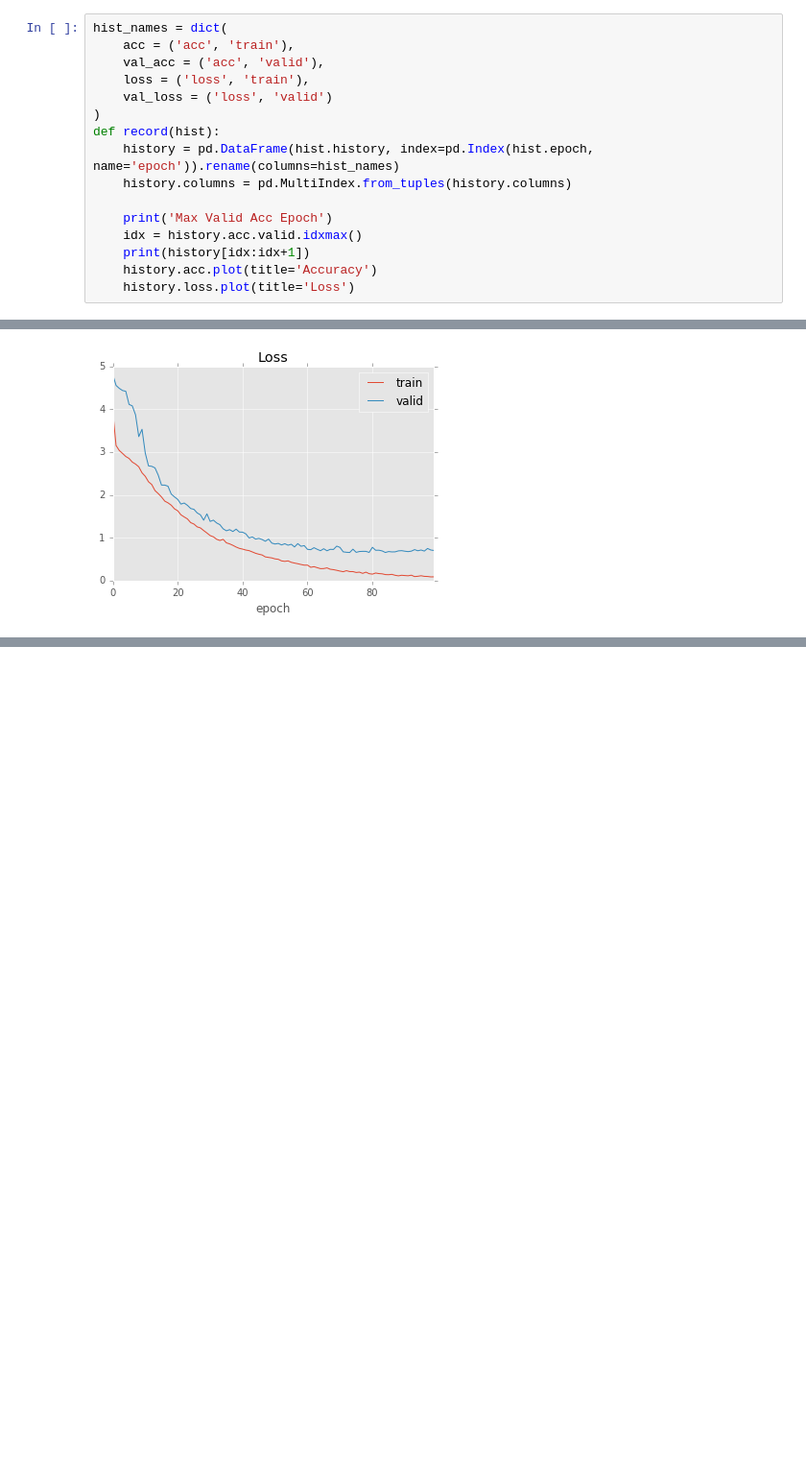
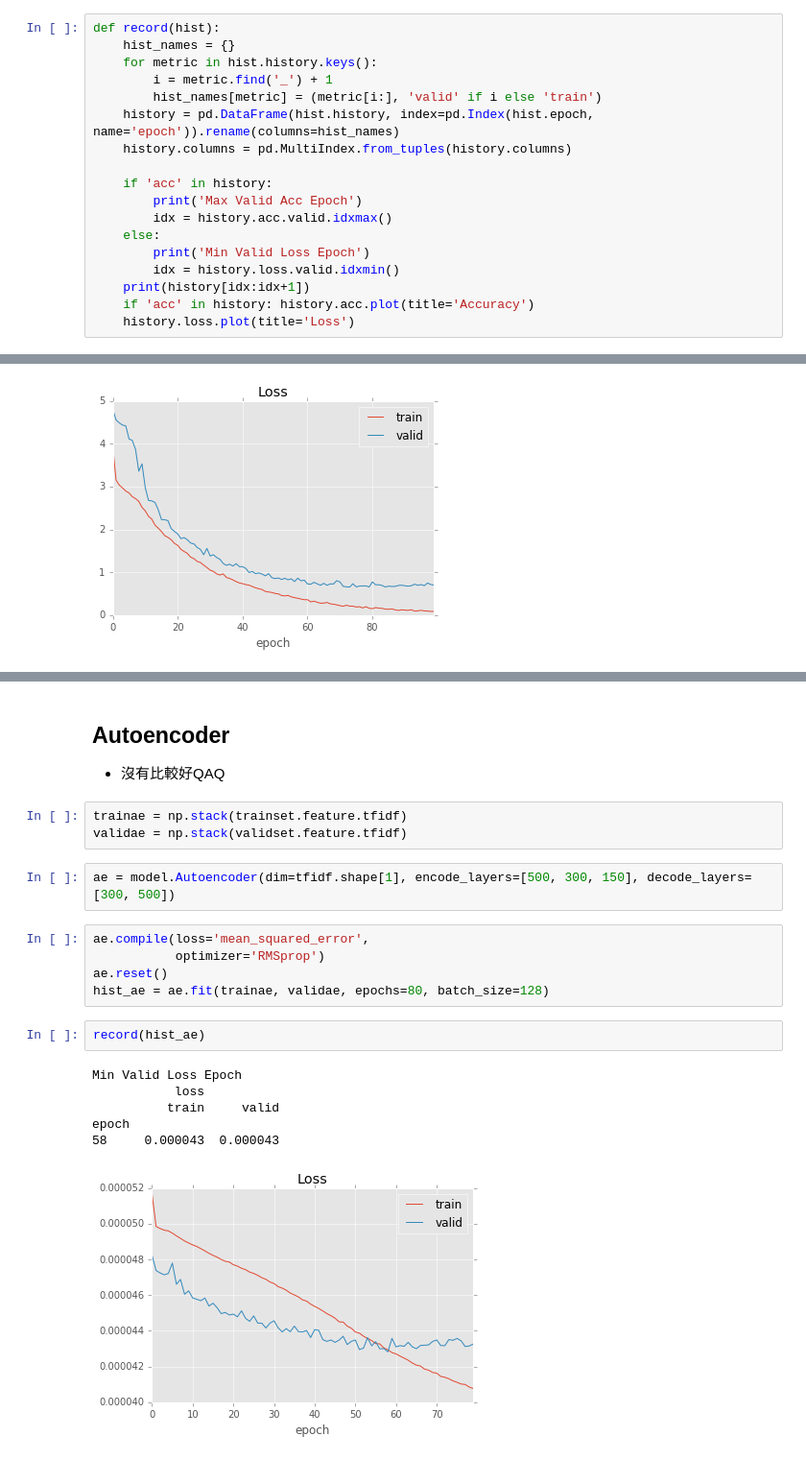
Before and after one commit to vickyliin/NLIL, a Jupyter notebook: train_law_classifier_cnn.ipynb, the cells around one changed output, grey strips where cells are left out. Shown at 96% size. Cells and saved outputs as stored; diff of their text form; blank space fills up the shorter version.

Commit message:
add no better models

```diff
--- a/train_law_classifier_cnn.ipynb
+++ b/train_law_classifier_cnn.ipynb
@@ -145,20 +154,22 @@ print('# Law'.ljust(20), '%5d'%len(relation25))
 # %% [markdown]
 # Train
 # %%
-hist_names = dict(
-    acc = ('acc', 'train'),
-    val_acc = ('acc', 'valid'),
-    loss = ('loss', 'train'),
-    val_loss = ('loss', 'valid')
-)
 def record(hist):
+    hist_names = {}
+    for metric in hist.history.keys():
+        i = metric.find('_') + 1
+        hist_names[metric] = (metric[i:], 'valid' if i else 'train')
     history = pd.DataFrame(hist.history, index=pd.Index(hist.epoch, name='epoch')).rename(columns=hist_names)
     history.columns = pd.MultiIndex.from_tuples(history.columns)
 
-    print('Max Valid Acc Epoch')
-    idx = history.acc.valid.idxmax()
+    if 'acc' in history:
+        print('Max Valid Acc Epoch')
+        idx = history.acc.valid.idxmax()
+    else:
+        print('Min Valid Loss Epoch')
+        idx = history.loss.valid.idxmin()
     print(history[idx:idx+1])
-    history.acc.plot(title='Accuracy')
+    if 'acc' in history: history.acc.plot(title='Accuracy')
     history.loss.plot(title='Loss')
 # %% [markdown]
 ## CNN
@@ -399,0 +393,22 @@ epoch
+# %% [markdown]
+## Autoencoder
+- 沒有比較好QAQ
+# %%
+trainae = np.stack(trainset.feature.tfidf)
+validae = np.stack(validset.feature.tfidf)
+# %%
+ae = model.Autoencoder(dim=tfidf.shape[1], encode_layers=[500, 300, 150], decode_layers=[300, 500])
+# %%
+ae.compile(loss='mean_squared_error',
+           optimizer='RMSprop')
+ae.reset()
+hist_ae = ae.fit(trainae, validae, epochs=80, batch_size=128)
+# %%
+record(hist_ae)
+# %% [output]
+Min Valid Loss Epoch
+           loss
+          train     valid
+epoch
+58     0.000043  0.000043
+[figure, added]
```
Also changed, not shown: parts of 17 cells of this notebook, 3 other files.
